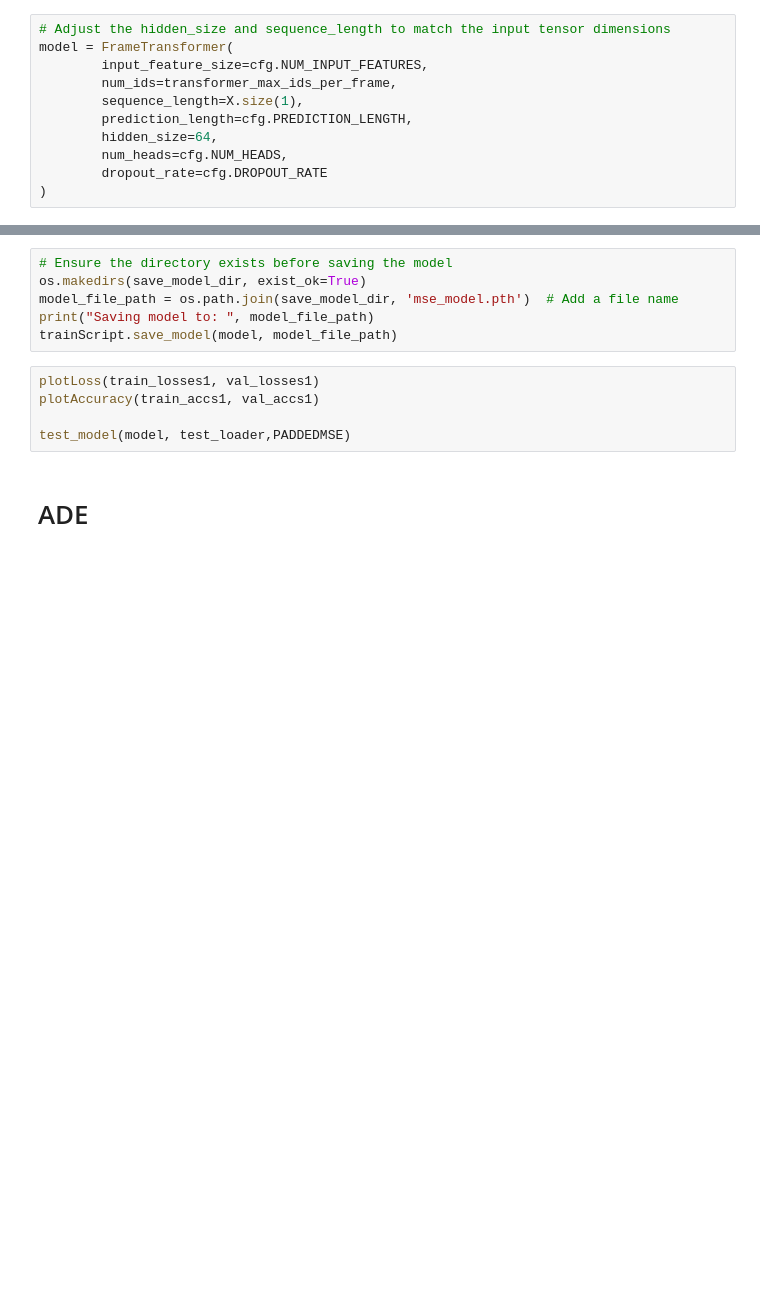
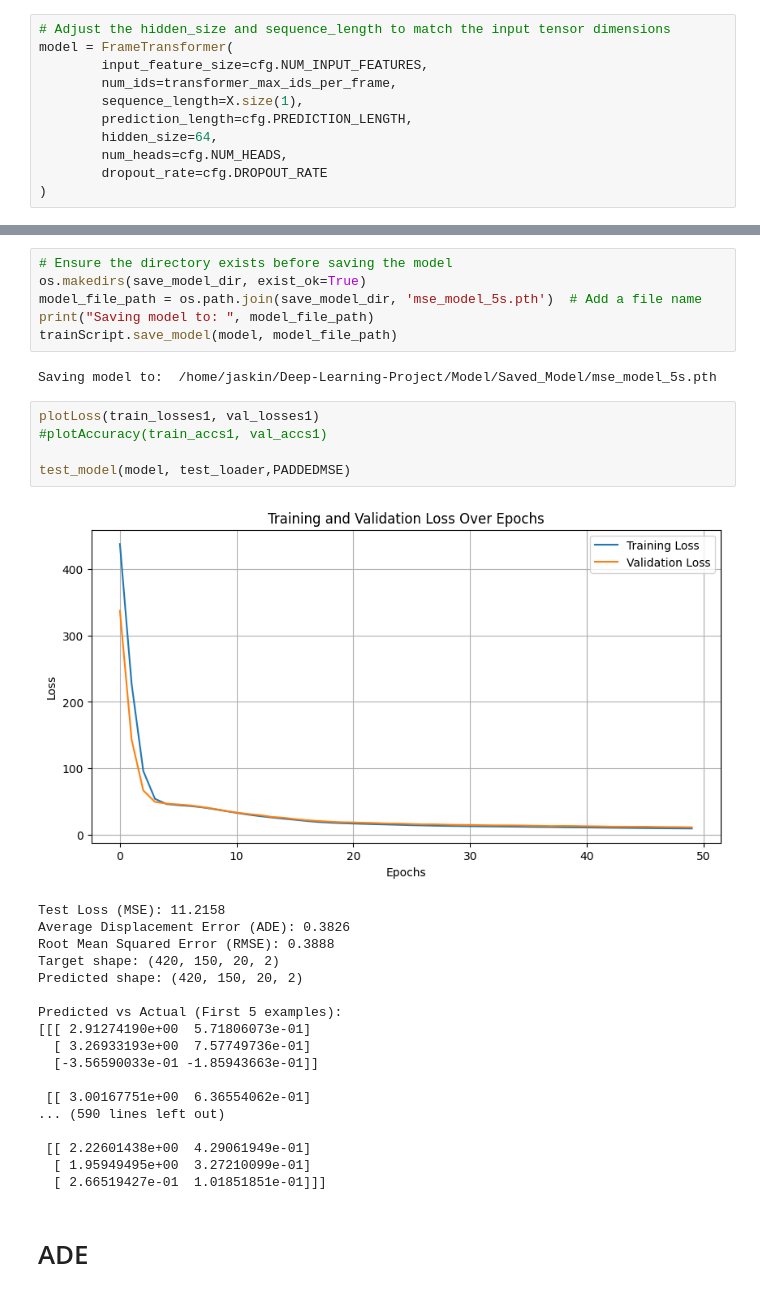
Before and after one commit to Mand187/Deep-Learning-Project, a Jupyter notebook: notebook.ipynb, the cells around one changed output, grey strips where cells are left out. Drawn from its saved outputs; the diff is of its cells as text; blank space fills up the shorter version.

Commit message:
trained 5s model

```diff
--- a/notebook.ipynb
+++ b/notebook.ipynb
@@ -80,14 +114,35 @@ train_losses1, val_losses1, train_accs1, val_accs1, epoch_times1 = trainScript.t
 # %%
 # Ensure the directory exists before saving the model
 os.makedirs(save_model_dir, exist_ok=True)
-model_file_path = os.path.join(save_model_dir, 'mse_model.pth')  # Add a file name
+model_file_path = os.path.join(save_model_dir, 'mse_model_5s.pth')  # Add a file name
 print("Saving model to: ", model_file_path)
 trainScript.save_model(model, model_file_path)
+# %% [output]
+Saving model to:  /home/jaskin/Deep-Learning-Project/Model/Saved_Model/mse_model_5s.pth
 # %%
 plotLoss(train_losses1, val_losses1)
-plotAccuracy(train_accs1, val_accs1)
+#plotAccuracy(train_accs1, val_accs1)
 
 test_model(model, test_loader,PADDEDMSE)
+# %% [output]
+[figure, added]
+Test Loss (MSE): 11.2158
+Average Displacement Error (ADE): 0.3826
+Root Mean Squared Error (RMSE): 0.3888
+Target shape: (420, 150, 20, 2)
+Predicted shape: (420, 150, 20, 2)
+
+Predicted vs Actual (First 5 examples):
+[[[ 2.91274190e+00  5.71806073e-01]
+  [ 3.26933193e+00  7.57749736e-01]
+  [-3.56590033e-01 -1.85943663e-01]]
+
+ [[ 3.00167751e+00  6.36554062e-01]
+... (590 lines left out)
+
+ [[ 2.22601438e+00  4.29061949e-01]
+  [ 1.95949495e+00  3.27210099e-01]
+  [ 2.66519427e-01  1.01851851e-01]]]
 # %% [markdown]
 # ADE
 # %%
```
Also changed, not shown: parts of 5 cells of this notebook, 5 other files.
